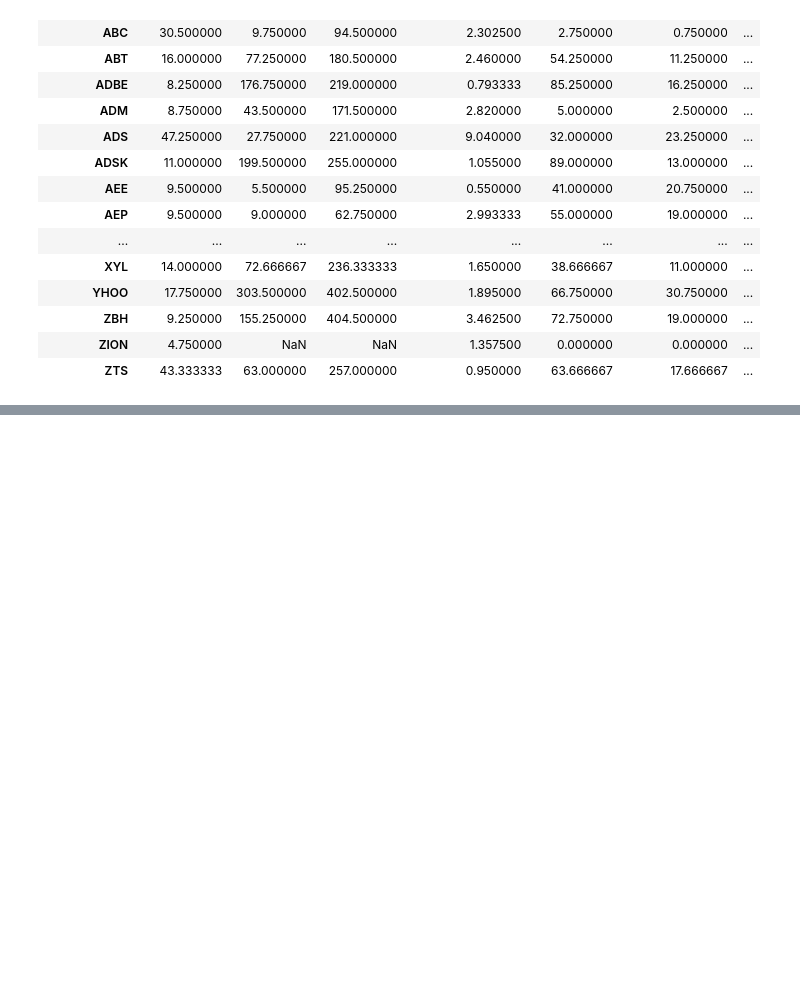
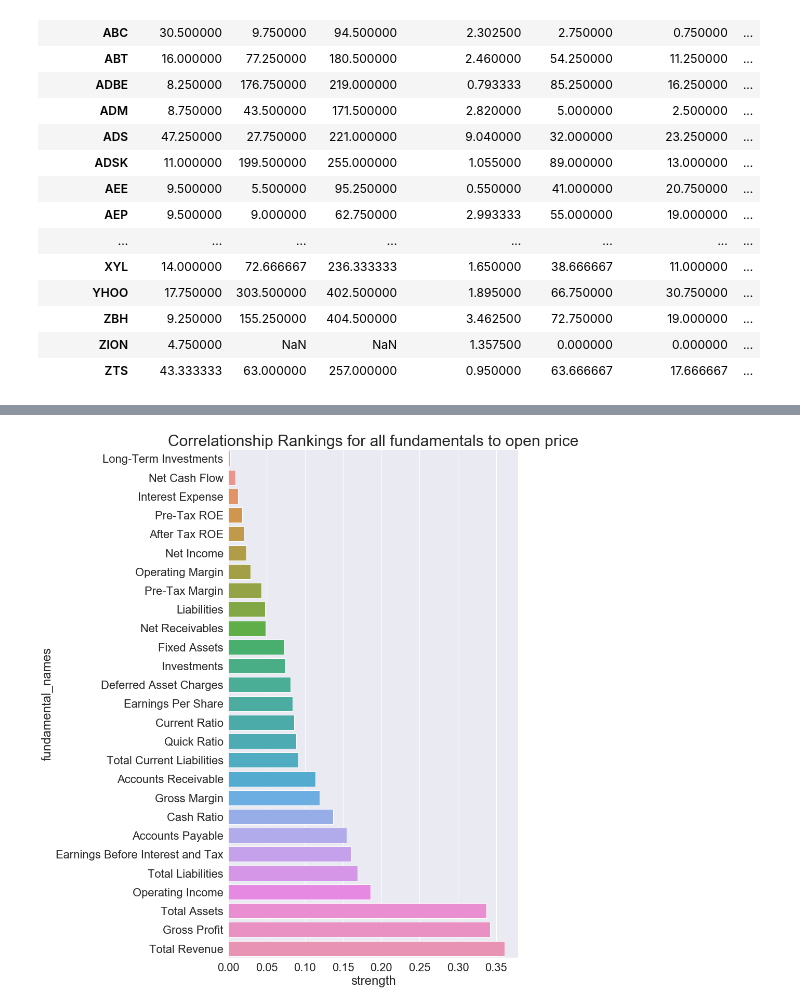
Before and after one commit to itskevinwin/INFO370-Project, a Jupyter notebook: Untitled.ipynb, the cells around one changed output, grey strips where cells are left out. Drawn from its saved outputs; the diff is of its cells as text; code cells hidden in the pictures; blank space fills up the shorter version.

```diff
--- a/Untitled.ipynb
+++ b/Untitled.ipynb
@@ -307,0 +313,20 @@ NameError: name 'NaN' is not defined
+# %%
+fig = plt.figure(figsize=[10, 18])
+all_fundamentals_corr= combined_df.corr()
+all_fundaments_name = all_fundamentals_corr['open'].index[0:len(all_fundamentals_corr) - 1]
+all_fundamentals_corr['open']
+# all_fundamentals_corr['Total Revenue'].index
+fundamentals_corr_table = pd.DataFrame({
+    'fundamental_names': all_fundaments_name,
+    'strength' : all_fundamentals_corr['open'][0:len(all_fundamentals_corr) - 1].abs(),
+});
+
+fundamentals_corr_table =  fundamentals_corr_table.sort_values(by=['strength'])
+fundamentals_corr_table
+sns.barplot(x='strength', y='fundamental_names', data=fundamentals_corr_table)
+
+# sns.barplot(x='strength', y='varible_names', data=corr_table_sj)
+plt.title("Correlationship Rankings for all fundamentals to open price", fontsize=30)
+sns.set(font_scale = 2)
+# %% [output]
+[figure, added]
```
Also changed, not shown: parts of 22 cells of this notebook.
